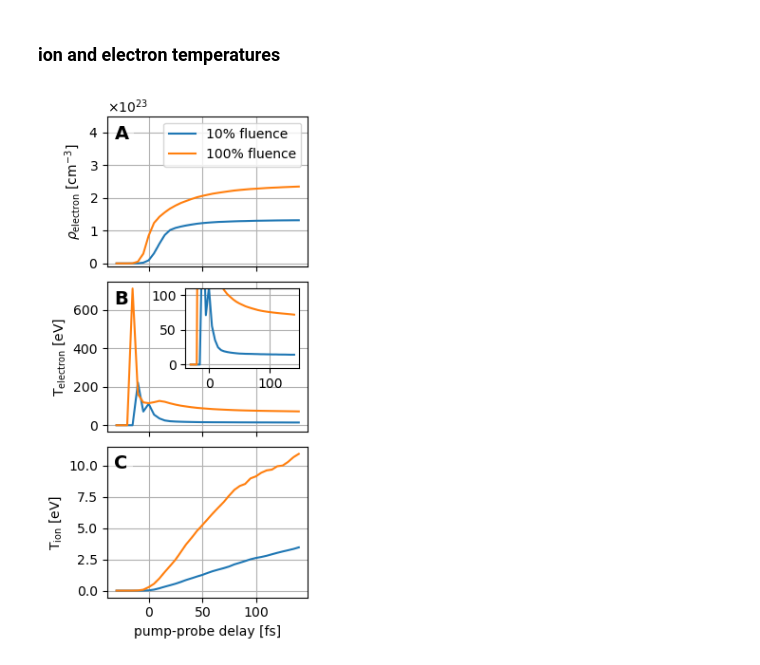
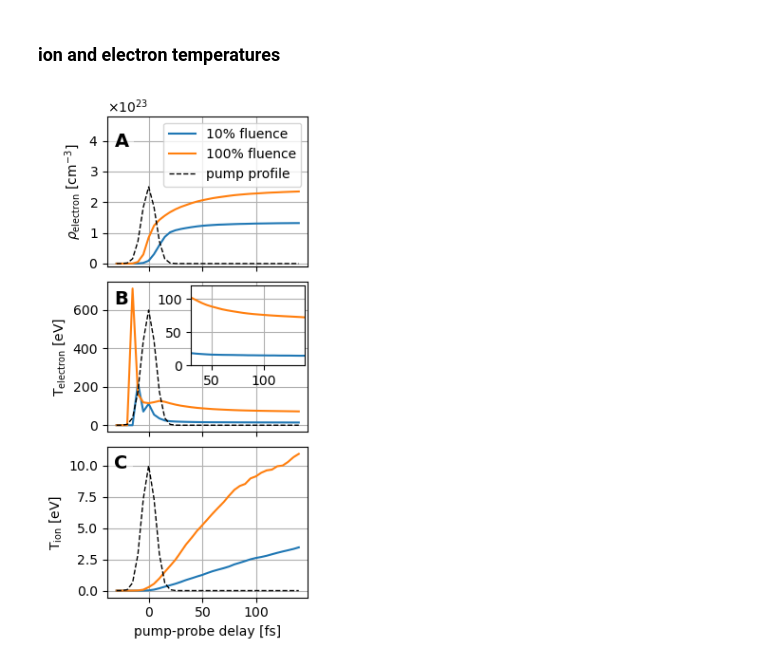
Before and after one commit to tjlane/cxig0715, a Jupyter notebook: figures/figures.ipynb, the cells around one changed output. Drawn from its saved outputs; the diff is of its cells as text; code cells hidden in the pictures.

Commit message:
gaussian prof to fig 3

```diff
--- a/figures/figures.ipynb
+++ b/figures/figures.ipynb
@@ -163,11 +163,10 @@ for ax_i in range(2):
     if ax_i == 0:
         plt.legend(
             ['%d fs' % b for b in THEORY_DELAYS],
-            prop={'size': 7},
+            prop={'size': 8},
             ncol=2,
             framealpha=1.0,
             loc=2,
-            title=f"simulation"
         )
 
     ymin, ymax = ax.get_ylim()
@@ -758,6 +761,13 @@ high_fluence_temperatures = np.loadtxt("./temperature-data/noprobe_100.txt")
 low_fluence_temperatures[:,1] *= 1e-6
 high_fluence_temperatures[:,1] *= 1e-6
 # %%
+def gaussian(x, fwhm, mu):
+    sigma = fwhm / (2 * np.sqrt(2 * np.log(2)))
+    return np.exp(-np.square(x - mu) / (2 * np.square(sigma)))
+
+gaussian_amplitudes = [2.5e23, 600, 10]
+time_axis = np.linspace(-30, 140, 1000)
+
 fig, axes = plt.subplots(3, 1, figsize=(3,6), sharex=True)
 
 y_axes_labels = [
@@ -775,35 +785,45 @@ for it, temperature_data in enumerate([low_fluence_temperatures, high_fluence_te
         )
         axes[i].grid(True)
         axes[i].set_ylabel(y_axes_labels[i])
 
+        # insert
         if i == 1:
             if it == 0:
-                sub_axes = plt.axes([.52, .5, .4, .14])
+                sub_axes = plt.axes([.54, .505, .4, .14])
             sub_axes.plot(
                 temperature_data[:,0],
                 temperature_data[:,i+1],
             )
-            sub_axes.set_ylim([-5,110])
+            sub_axes.set_xlim([30,140])
+            sub_axes.set_ylim([0,120])
             sub_axes.grid(True)
 
-axes[0].set_ylim([-1e22, 4.5e23])
+        if it == 1:
+            axes[i].plot(
+                temperature_data[:,0],
+                gaussian(temperature_data[:,0], 15, 0) * gaussian_amplitudes[i],
+                'k--',
+                lw=1,
+            )
+
+axes[0].set_ylim([-1e22, 4.8e23])
 axes[0].ticklabel_format(style='sci', axis='y', scilimits=(0,0))
 axes[0].ticklabel_format(useMathText=True)
-axes[0].legend(["10% fluence", "100% fluence"], loc=1)
+axes[0].legend(["10% fluence", "100% fluence", "pump profile"], loc=1)
 #axes[1].set_ylim([-5, 200])
 axes[2].set_xlabel("pump-probe delay [fs]")
 
 t1 = axes[0].text(-32, 3.8e23, "A", fontdict={'weight' : 'bold', 'size' : 14})
 t1.set_bbox(dict(facecolor='white', alpha=0.5, linewidth=0))
 
 t2 = axes[1].text(-32, 630, "B", fontdict={'weight' : 'bold', 'size' : 14})
 
 t3 = axes[2].text(-32, 9.8, "C", fontdict={'weight' : 'bold', 'size' : 14})
 t3.set_bbox(dict(facecolor='white', alpha=0.5, linewidth=0))
 
 plt.tight_layout()
 plt.subplots_adjust(hspace=.1)
 plt.savefig("temperatures.png")
 plt.show()
 # %% [output]
-[figure, old version]
+[figure, new version]
```
Also changed, not shown: parts of 2 cells of this notebook.
